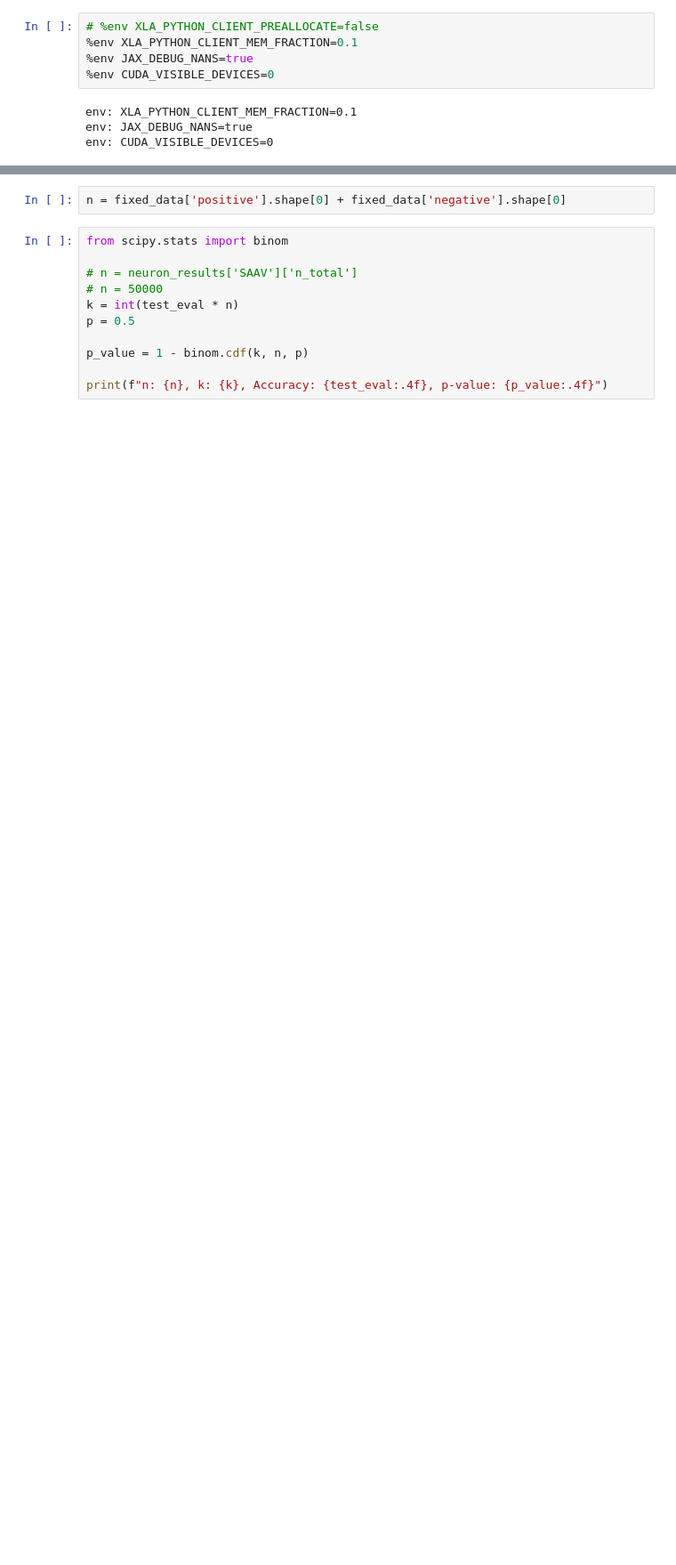
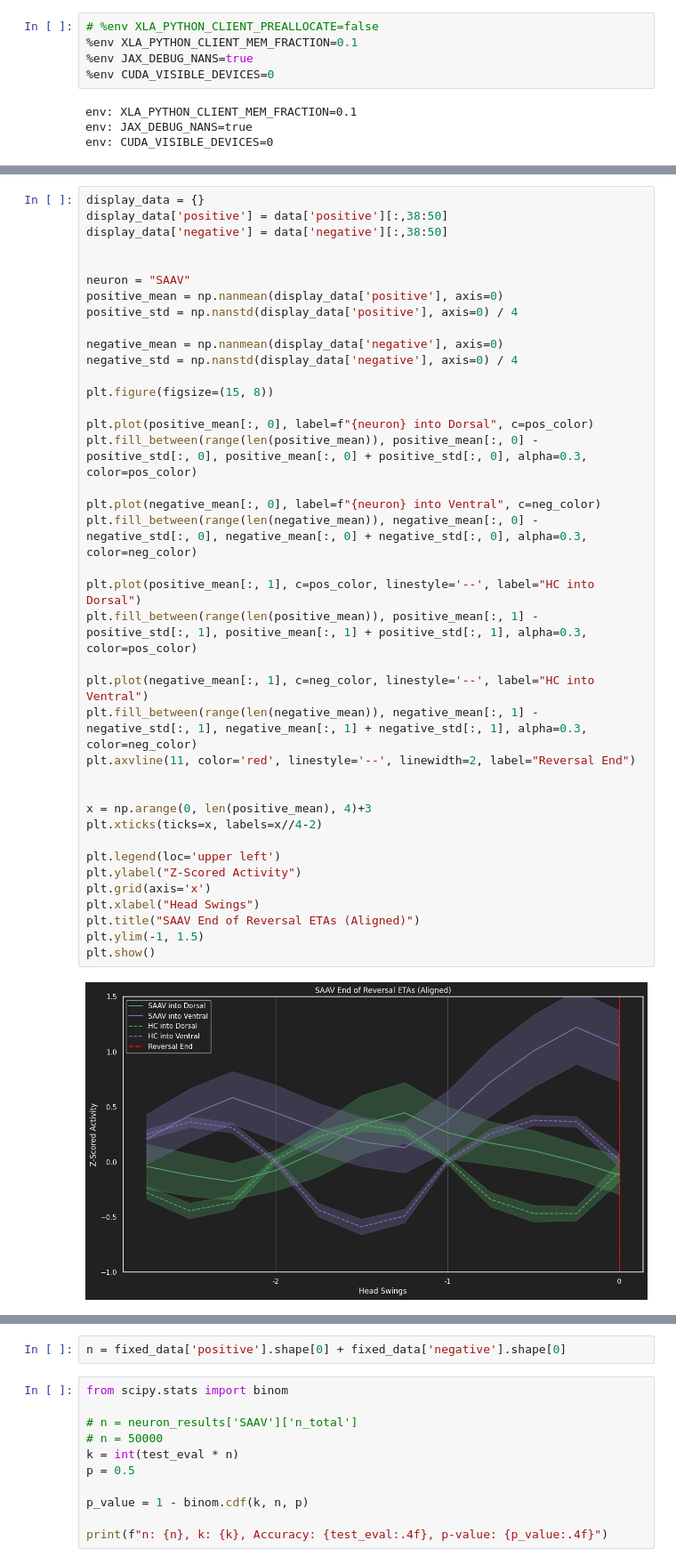
Before and after one commit to flavell-lab/SAAV_Decoding, a Jupyter notebook: DecodingMain.ipynb, the cells around one changed output, grey strips where cells are left out. Shown at 89% size. Saved outputs shown, nothing was run; the diff lists cells and outputs as text; blank space fills up the shorter version.

```diff
--- a/DecodingMain.ipynb
+++ b/DecodingMain.ipynb
@@ -140,0 +197,41 @@ plt.show()
+# %%
+display_data = {}
+display_data['positive'] = data['positive'][:,38:50]
+display_data['negative'] = data['negative'][:,38:50]
+
+
+neuron = "SAAV"
+positive_mean = np.nanmean(display_data['positive'], axis=0)
+positive_std = np.nanstd(display_data['positive'], axis=0) / 4
+
+negative_mean = np.nanmean(display_data['negative'], axis=0)
+negative_std = np.nanstd(display_data['negative'], axis=0) / 4
+
+plt.figure(figsize=(15, 8))
+
+plt.plot(positive_mean[:, 0], label=f"{neuron} into Dorsal", c=pos_color)
+plt.fill_between(range(len(positive_mean)), positive_mean[:, 0] - positive_std[:, 0], positive_mean[:, 0] + positive_std[:, 0], alpha=0.3, color=pos_color)
+
+plt.plot(negative_mean[:, 0], label=f"{neuron} into Ventral", c=neg_color)
+plt.fill_between(range(len(negative_mean)), negative_mean[:, 0] - negative_std[:, 0], negative_mean[:, 0] + negative_std[:, 0], alpha=0.3, color=neg_color)
+
+plt.plot(positive_mean[:, 1], c=pos_color, linestyle='--', label="HC into Dorsal")
+plt.fill_between(range(len(positive_mean)), positive_mean[:, 1] - positive_std[:, 1], positive_mean[:, 1] + positive_std[:, 1], alpha=0.3, color=pos_color)
+
+plt.plot(negative_mean[:, 1], c=neg_color, linestyle='--', label="HC into Ventral")
+plt.fill_between(range(len(negative_mean)), negative_mean[:, 1] - negative_std[:, 1], negative_mean[:, 1] + negative_std[:, 1], alpha=0.3, color=neg_color)
+plt.axvline(11, color='red', linestyle='--', linewidth=2, label="Reversal End")
+
+
+x = np.arange(0, len(positive_mean), 4)+3
+plt.xticks(ticks=x, labels=x//4-2)
+
+plt.legend(loc='upper left')
+plt.ylabel("Z-Scored Activity")
+plt.grid(axis='x')
+plt.xlabel("Head Swings")
+plt.title("SAAV End of Reversal ETAs (Aligned)")
+plt.ylim(-1, 1.5)
+plt.show()
+# %% [output]
+[figure, added]
```
Also changed, not shown: parts of 31 cells of this notebook, 4 other files.
